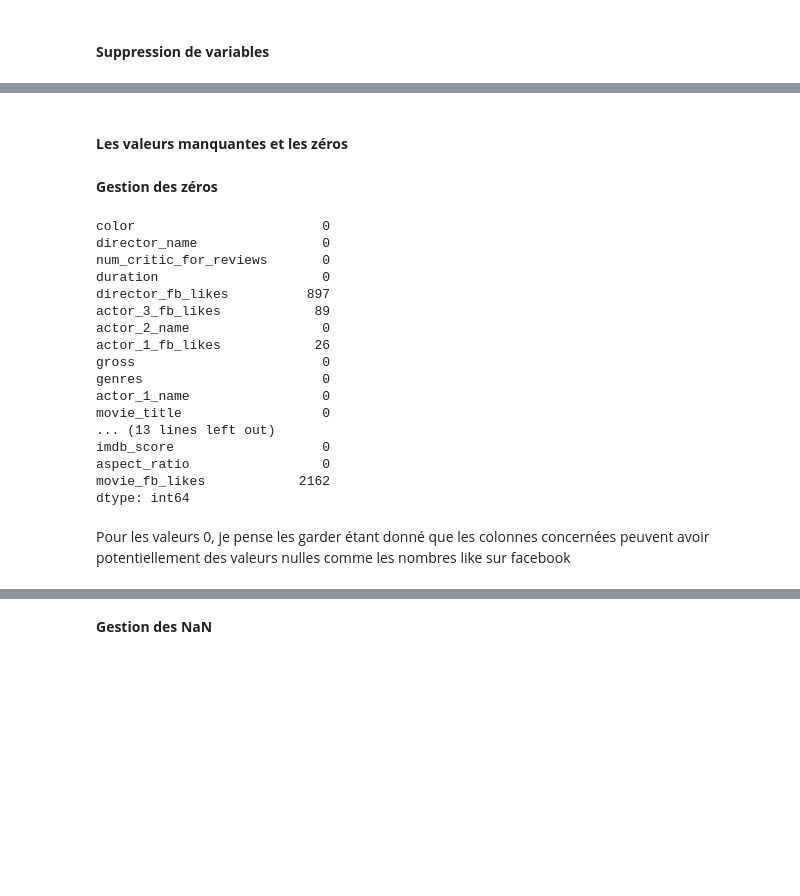
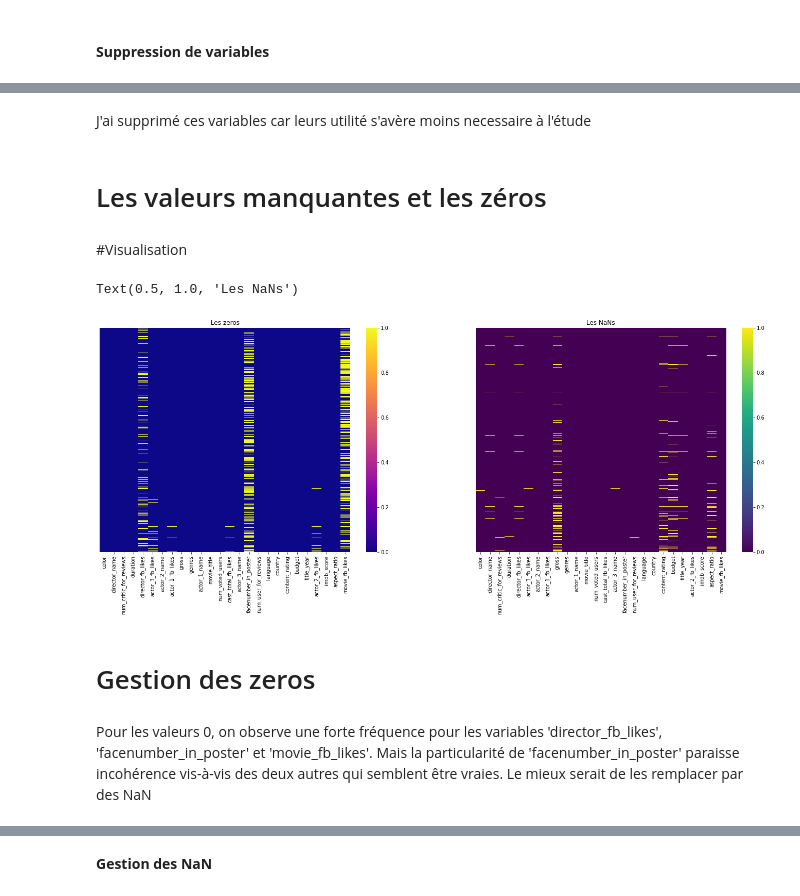
Before and after one commit to adjanorpro18/IA-Modelisation, a Jupyter notebook: Projets/Projet P4 - Révisions ML du preprocessing au template/Projet P4 - revisions ML.ipynb, the cells around one changed output, grey strips where cells are left out. Saved outputs shown, nothing was run; the diff lists cells and outputs as text; code cells hidden in the pictures; blank space fills up the shorter version.

```diff
--- a/Projets/Projet P4 - Révisions ML du preprocessing au template/Projet P4 - revisions ML.ipynb
+++ b/Projets/Projet P4 - Révisions ML du preprocessing au template/Projet P4 - revisions ML.ipynb
@@ -130,27 +141,21 @@ df.shape
+# %%
+df.drop(['plot_keywords', 'movie_imdb_link'], axis =1, inplace =True)
+# %% [markdown]
+J'ai supprimé ces variables car leurs utilité s'avère moins necessaire à l'étude
 # %% [markdown]
-#### **Les valeurs manquantes et les zéros**
+# Les valeurs manquantes et les zéros
+# %% [markdown]
+#Visualisation
+# %%
+fig, ax = plt.subplots(1,2, figsize=(24,8))
+sns.heatmap(df == 0, yticklabels=False, cmap='plasma', ax = ax[0])
+ax[0].set_title('Les zeros')
+sns.heatmap(df.isnull(), yticklabels=False, cmap='viridis', ax=ax[1])
+ax[1].set_title('Les NaNs')
+# %% [output]
+Text(0.5, 1.0, 'Les NaNs')
+[figure, added]
 # %% [markdown]
-**Gestion des zéros**
+# Gestion des zeros
-# %%
-zero_value = df_without_dubs[df_without_dubs == 0]
-zero_value.count()
-# %% [output]
-color                        0
-director_name                0
-num_critic_for_reviews       0
-duration                     0
-director_fb_likes          897
-actor_3_fb_likes            89
-actor_2_name                 0
-actor_1_fb_likes            26
-gross                        0
-genres                       0
-actor_1_name                 0
-movie_title                  0
-... (13 lines left out)
-imdb_score                   0
-aspect_ratio                 0
-movie_fb_likes            2162
-dtype: int64
-# %% [markdown]
-Pour les valeurs 0, je pense les garder étant donné que les colonnes concernées peuvent avoir potentiellement des valeurs nulles comme les nombres like sur facebook
+# %% [markdown]
+Pour les valeurs 0, on observe une forte fréquence pour les variables 'director_fb_likes', 'facenumber_in_poster' et 'movie_fb_likes'. Mais la particularité de 'facenumber_in_poster' paraisse incohérence vis-à-vis des deux autres qui semblent être vraies. Le mieux serait de les remplacer par des NaN
```
Also changed, not shown: parts of 38 cells of this notebook.
